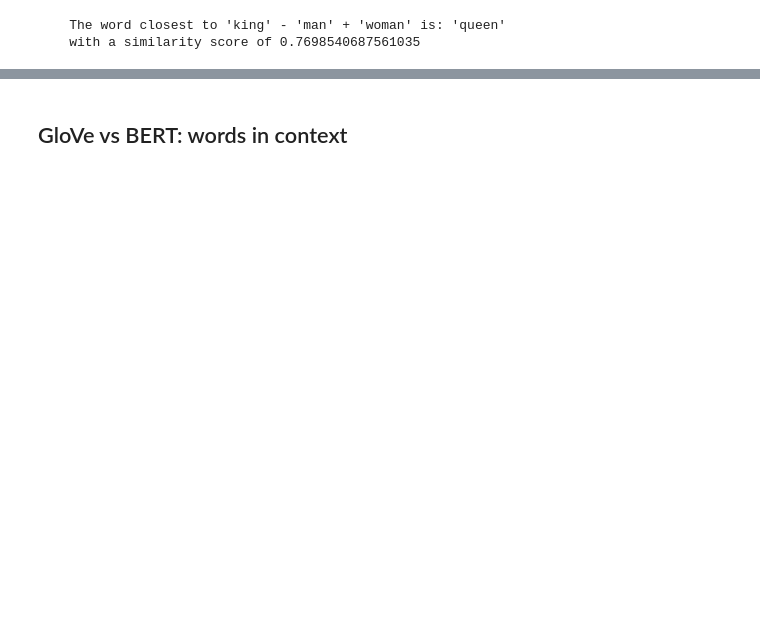
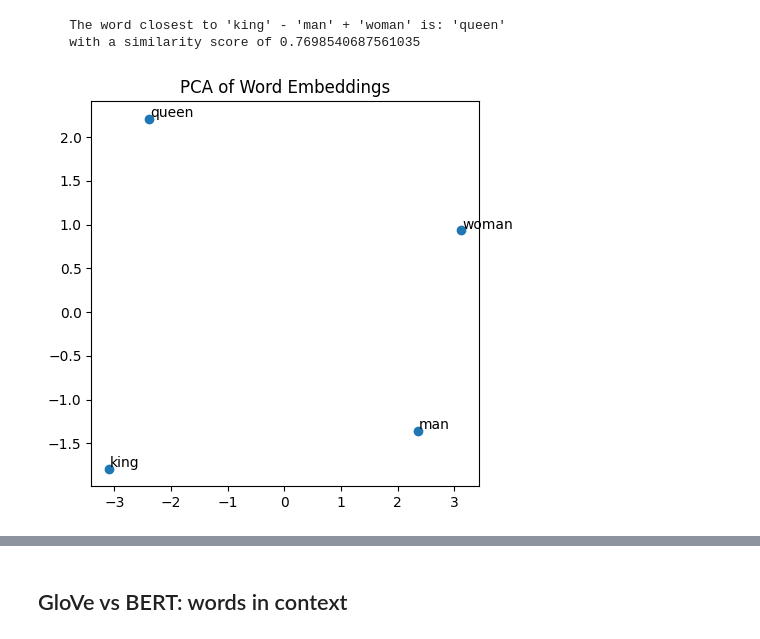
Before and after one commit to CNUClasses/471_code, a Jupyter notebook: week8/embeddings_demo.ipynb, the cells around one changed output, grey strips where cells are left out. Drawn from its saved outputs; the diff is of its cells as text; code cells hidden in the pictures; blank space fills up the shorter version.

```diff
--- a/week8/embeddings_demo.ipynb
+++ b/week8/embeddings_demo.ipynb
@@ -149,5 +104,12 @@ print(f"""
 # %% [output]
     The word closest to 'king' - 'man' + 'woman' is: 'queen'
     with a similarity score of 0.7698540687561035
+# %%
+words=['king', 'woman','man','queen']
+vectors = np.array([word_vectors[word] for word in words])
+vectors_pca=reduce_dimensionality(vectors)
+plot(words)
+# %% [output]
+[figure, added]
 # %%
 print(word_vectors.doesnt_match("breakfast cereal dinner lunch".split()))
```
Also changed, not shown: parts of 13 cells of this notebook, 7 other files.
